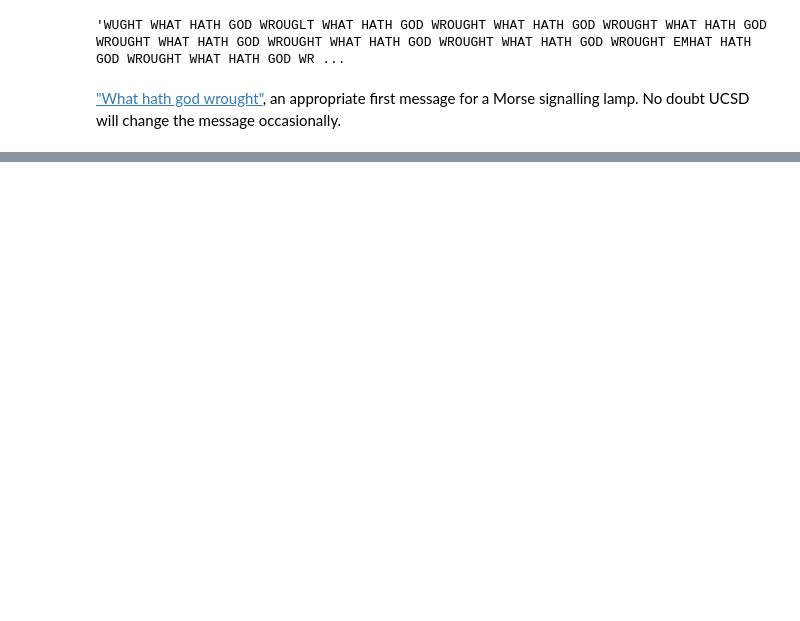
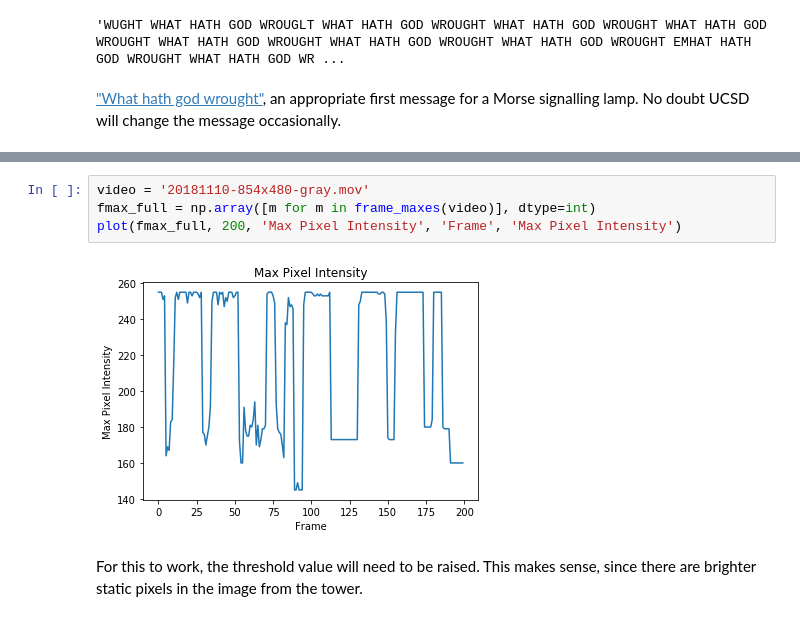
Before and after one commit to AndrewWasHere/video-morse-decoder, a Jupyter notebook: Video Morse Code.ipynb, the cells around one changed output, grey strips where cells are left out. Saved outputs shown, nothing was run; the diff lists cells and outputs as text; blank space fills up the shorter version.

```diff
--- a/Video Morse Code.ipynb
+++ b/Video Morse Code.ipynb
@@ -222,0 +226,8 @@ morse_decode(edges, edge_idx, 10, 30)
+# %%
+video = '20181110-854x480-gray.mov'
+fmax_full = np.array([m for m in frame_maxes(video)], dtype=int)
+plot(fmax_full, 200, 'Max Pixel Intensity', 'Frame', 'Max Pixel Intensity')
+# %% [output]
+[figure, added]
+# %% [markdown]
+For this to work, the threshold value will need to be raised. This makes sense, since there are brighter static pixels in the image from the tower.
```
Also changed, not shown: parts of 26 cells of this notebook.
